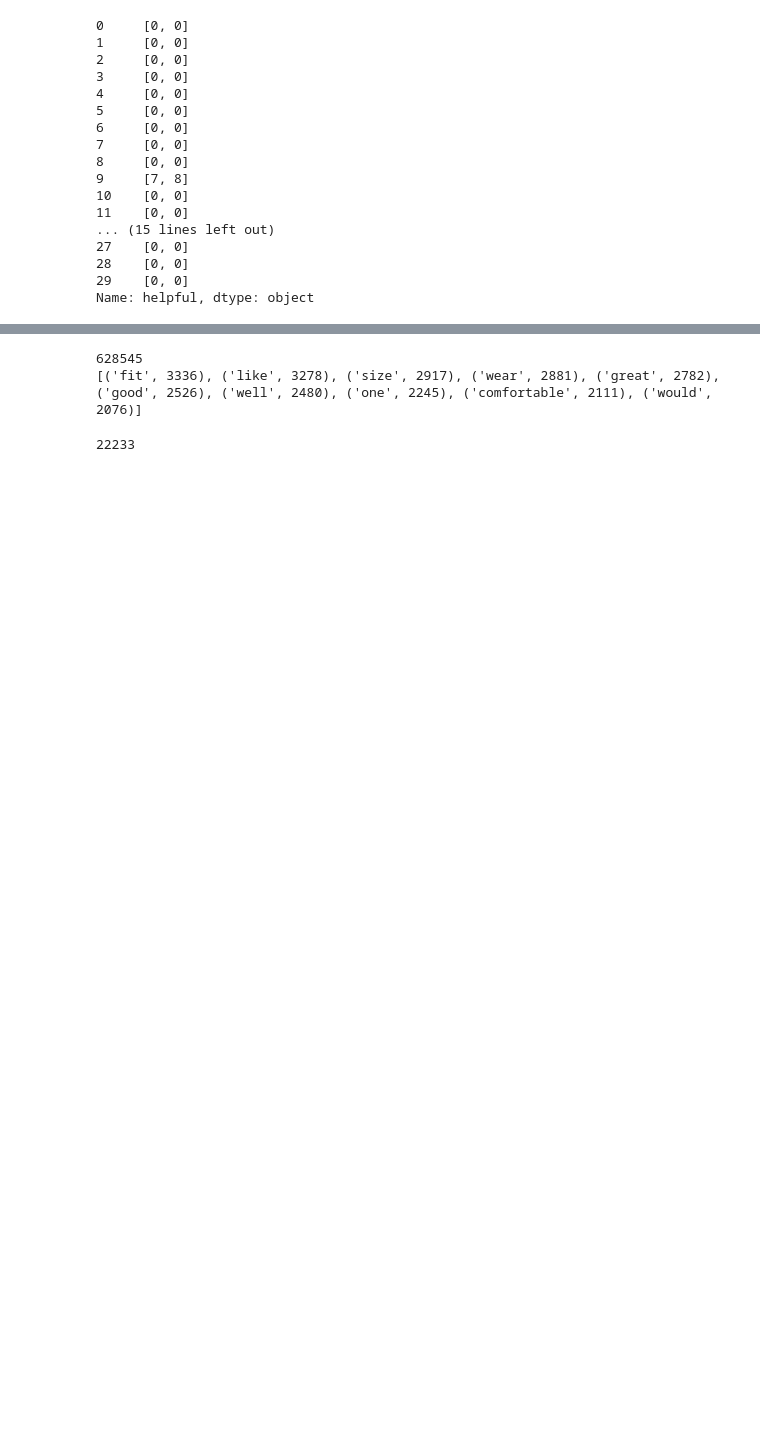
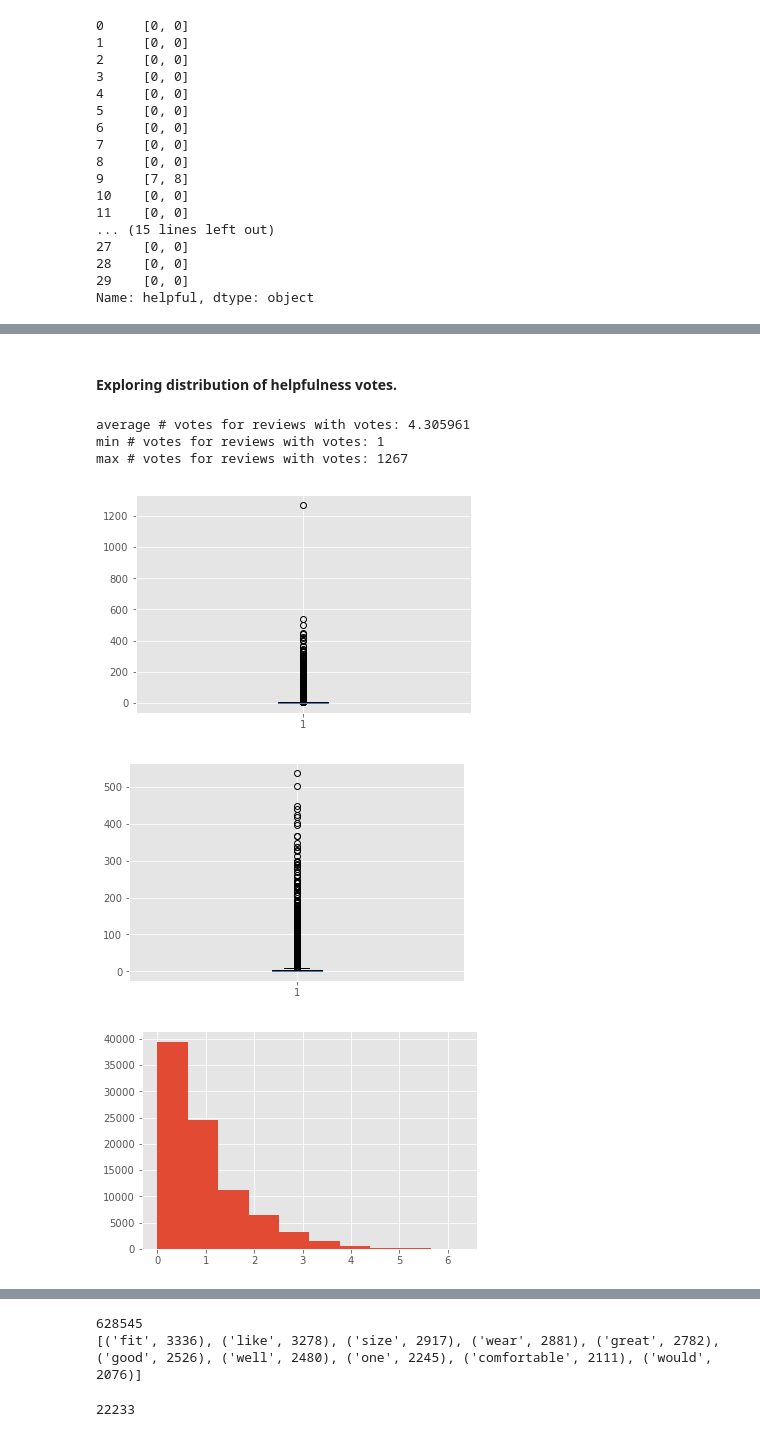
Before and after one commit to yannie/w266-final-project, a Jupyter notebook: Amazon_Review_Helpfuless_1.0.ipynb, the cells around one changed output, grey strips where cells are left out. Drawn from its saved outputs; the diff is of its cells as text; code cells hidden in the pictures; blank space fills up the shorter version.

```diff
--- a/Amazon_Review_Helpfuless_1.0.ipynb
+++ b/Amazon_Review_Helpfuless_1.0.ipynb
@@ -90,0 +158,34 @@ number of reviews with helpfulness score: 87021
+# %% [markdown]
+#### Exploring distribution of helpfulness votes.
+# %%
+print "average # votes for reviews with votes: %f" %np.nanmean(total_votes)
+print "min # votes for reviews with votes: %i" %np.nanmin(total_votes)
+print "max # votes for reviews with votes: %i" %np.nanmax(total_votes)
+# %% [output]
+average # votes for reviews with votes: 4.305961
+min # votes for reviews with votes: 1
+max # votes for reviews with votes: 1267
+# %%
+# Create array that contains total votes per review with >0 votes.
+non_zero_total_votes = total_votes[np.isfinite(total_votes)]
+
+# Plot boxplot.
+plt.figure()
+plt.boxplot(non_zero_total_votes)
+
+# Remove outlier.
+non_zero_total_votes_minus_outliers = non_zero_total_votes[np.where(non_zero_total_votes < 1267)]
+
+# Plot boxplot.
+plt.figure()
+plt.boxplot(non_zero_total_votes_minus_outliers)
+
+# Plot histogram using log(total votes) due to right skewed distribution.
+plt.figure()
+plt.hist(np.log(non_zero_total_votes_minus_outliers))
+
+plt.show()
+# %% [output]
+[figure, added]
+[figure, added]
+[figure, added]
```
Also changed, not shown: parts of 53 cells of this notebook, 1 other file.
